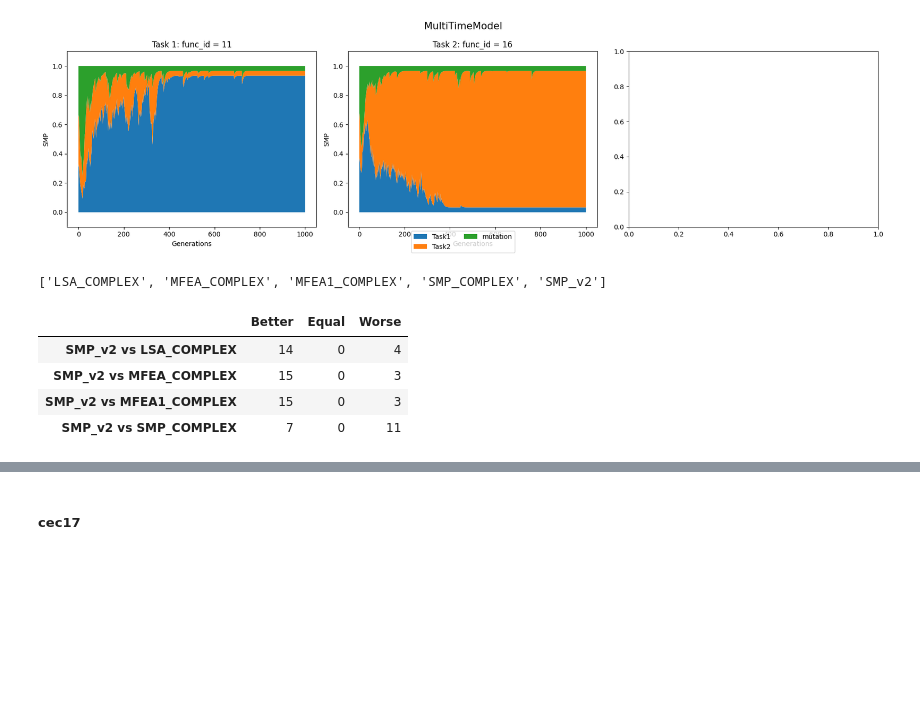
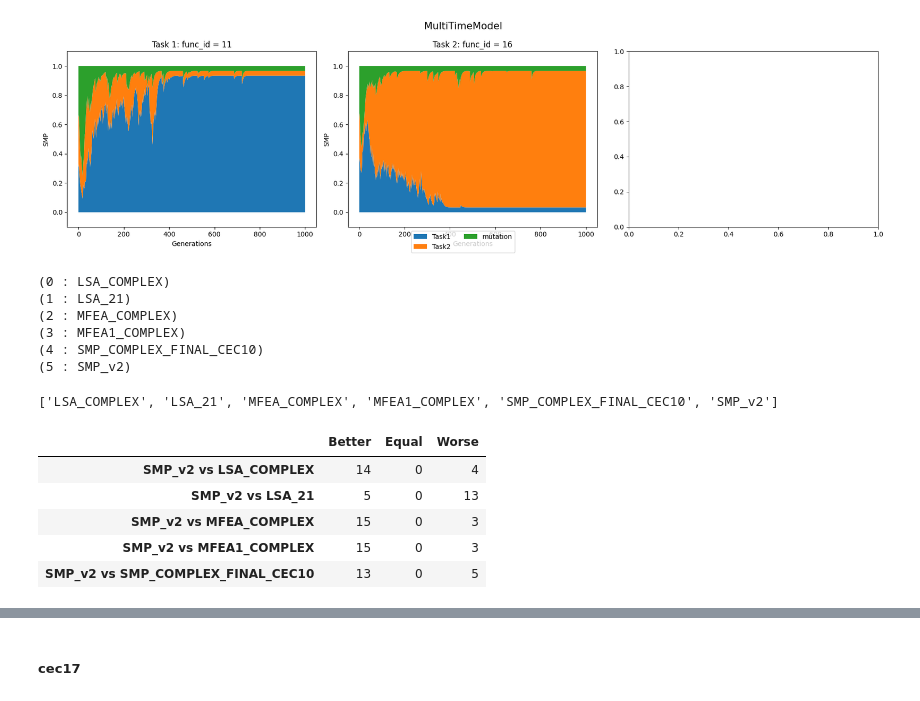
Before and after one commit to KM-MSO/MFEA_MSO, a Jupyter notebook: 5_SMP_MFEA.ipynb, the cells around one changed output, grey strips where cells are left out. Saved outputs shown, nothing was run; the diff lists cells and outputs as text; code cells hidden in the pictures; blank space fills up the shorter version.

```diff
--- a/5_SMP_MFEA.ipynb
+++ b/5_SMP_MFEA.ipynb
@@ -96,13 +96,25 @@ SMP_v2.render_smp()
 # %% [output]
 [figure]
 # %%
-compare = CompareModel([], None)
-
-compare.summarizing_compare_result(path="./RESULTS/result/WCCI22_complex", idx_main_algo= 4, nb_task= 2, combine= True, ls_benchmark= ls_benchmark[: 9])
+compare = CompareResultBenchmark(
+    path_folder="./RESULTS/result/WCCI22_complex",
+    ls_benchmark= ls_benchmark[: 9]
+)
+compare.load_folder()
 # %% [output]
-['LSA_COMPLEX', 'MFEA_COMPLEX', 'MFEA1_COMPLEX', 'SMP_COMPLEX', 'SMP_v2']
+(0 : LSA_COMPLEX)
+(1 : LSA_21)
+(2 : MFEA_COMPLEX)
+(3 : MFEA1_COMPLEX)
+(4 : SMP_COMPLEX_FINAL_CEC10)
+(5 : SMP_v2)
-|  | Better | Equal | Worse |
-| SMP_v2 vs LSA_COMPLEX | 14 | 0 | 4 |
-| SMP_v2 vs MFEA_COMPLEX | 15 | 0 | 3 |
-| SMP_v2 vs MFEA1_COMPLEX | 15 | 0 | 3 |
-| SMP_v2 vs SMP_COMPLEX | 7 | 0 | 11 |
+# %%
+compare.summarizing_compare_result(idx_main_algo= 5)
+# %% [output]
+['LSA_COMPLEX', 'LSA_21', 'MFEA_COMPLEX', 'MFEA1_COMPLEX', 'SMP_COMPLEX_FINAL_CEC10', 'SMP_v2']
+|  | Better | Equal | Worse |
+| SMP_v2 vs LSA_COMPLEX | 14 | 0 | 4 |
+| SMP_v2 vs LSA_21 | 5 | 0 | 13 |
+| SMP_v2 vs MFEA_COMPLEX | 15 | 0 | 3 |
+| SMP_v2 vs MFEA1_COMPLEX | 15 | 0 | 3 |
+| SMP_v2 vs SMP_COMPLEX_FINAL_CEC10 | 13 | 0 | 5 |
```
Also changed, not shown: parts of 1 cell of this notebook, 9 other files.
